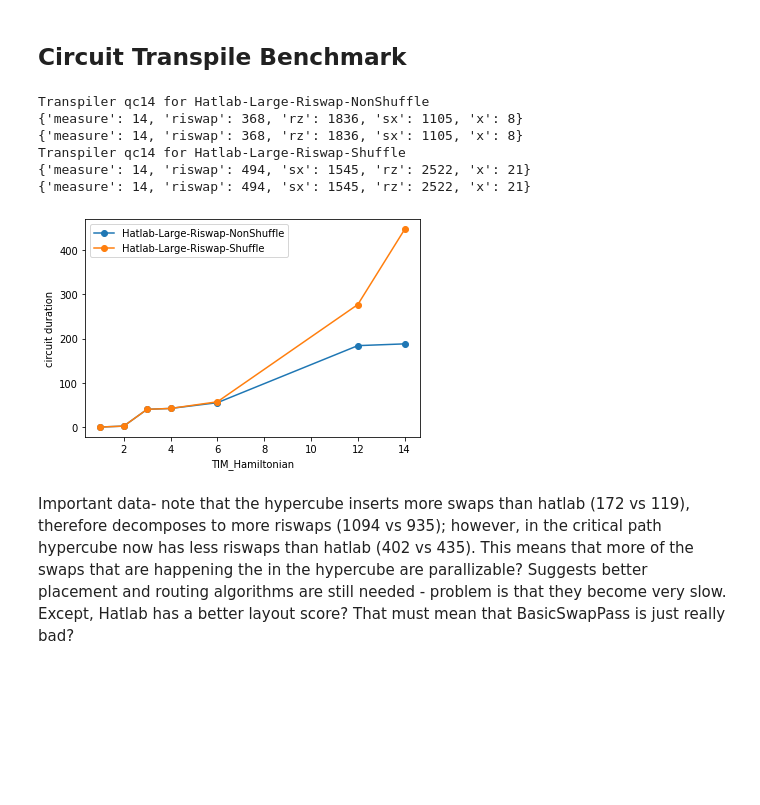
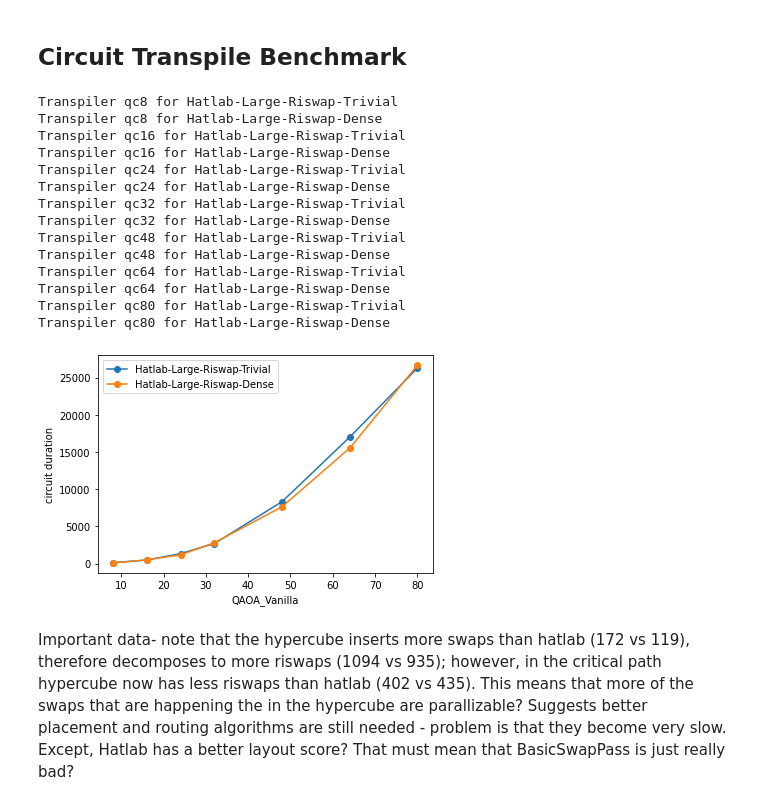
Before and after one commit to Pitt-JonesLab/clonk_transpilation, a Jupyter notebook: benchmark_suite/main.ipynb, the cells around one changed output. Drawn from its saved outputs; the diff is of its cells as text; code cells hidden in the pictures; blank space fills up the shorter version.

Commit message:
backup some initial placement tests

```diff
--- a/benchmark_suite/main.ipynb
+++ b/benchmark_suite/main.ipynb
@@ -45,7 +43,7 @@ Hatlab-Large-Riswap-NonShuffle
 #make a plot :)
 import matplotlib.pyplot as plt
 
-def benchmark(backends, circuit_generator, q_range=None):
+def benchmark(backends, circuit_generator, q_range=None, continuously_save=False):
     #override qrange if provided
     if q_range is None:
         q_range = circuit_generator.q_range
@@ -83,17 +81,20 @@ def benchmark(backends, circuit_generator, q_range=None):
             layout_score = backend.pass_manager.property_set["layout_score"]
             backend.data[circuit_generator.label]["layout_score"][q] = float(layout_score)
 
+            #for long tests, may want to save more regularly in case exit early
+            if continuously_save:
+                backend.save_json()
+
     for backend in backends:
         #save dict to json
         backend.save_json()
-
-    plot(backends, circuit_generator.label)
 # %%
-def plot(backends, circuit_label):
+#FIXME, use figure to handle subplots
+def plot(backends, circuit_label, parameter="duration"):
     for backend in backends:
-        x = backend.data[circuit_label]["duration"].keys()
+        x = backend.data[circuit_label][parameter].keys()
         x = [int(el) for el in list(x)]
-        y = backend.data[circuit_label]["duration"].values()
+        y = backend.data[circuit_label][parameter].values()
         x, y = zip(*sorted(zip(x, y)))
         plt.plot(x, y, '-o', label=backend.label)
 
@@ -102,24 +103,36 @@ def plot(backends, circuit_label):
     plt.legend()
 
     #savefig
-    filename = f"images/large_{circuit_label}"
+    filename = f"images/large_{circuit_label}_{parameter}"
     import os
     i = 0
     while os.path.exists('{}{:d}.png'.format(filename, i)):
         i += 1
     plt.savefig('{}{:d}.png'.format(filename, i), facecolor='white')
+
+#plot(placement_test, circuit_gen.label, parameter="duration")
+#plot(routing_test, circuit_gen.label, parameter="layout_score")
 # %%
-circuit_gen = circuits["TIM_Hamiltonian"]
+circuit_gen = circuits["QAOA_Vanilla"]
 #with critical path turned off
-benchmark(backends=shuffle_test, circuit_generator=circuit_gen, q_range=[14])
+benchmark(backends=placement_test, circuit_generator=circuit_gen, continuously_save=True)
+plot(placement_test, circuit_gen.label, parameter="duration")
 # %% [output]
-Transpiler qc14 for Hatlab-Large-Riswap-NonShuffle
-{'measure': 14, 'riswap': 368, 'rz': 1836, 'sx': 1105, 'x': 8}
-{'measure': 14, 'riswap': 368, 'rz': 1836, 'sx': 1105, 'x': 8}
-Transpiler qc14 for Hatlab-Large-Riswap-Shuffle
-{'measure': 14, 'riswap': 494, 'sx': 1545, 'rz': 2522, 'x': 21}
-{'measure': 14, 'riswap': 494, 'sx': 1545, 'rz': 2522, 'x': 21}
+Transpiler qc8 for Hatlab-Large-Riswap-Trivial
+Transpiler qc8 for Hatlab-Large-Riswap-Dense
+Transpiler qc16 for Hatlab-Large-Riswap-Trivial
+Transpiler qc16 for Hatlab-Large-Riswap-Dense
+Transpiler qc24 for Hatlab-Large-Riswap-Trivial
+Transpiler qc24 for Hatlab-Large-Riswap-Dense
+Transpiler qc32 for Hatlab-Large-Riswap-Trivial
+Transpiler qc32 for Hatlab-Large-Riswap-Dense
+Transpiler qc48 for Hatlab-Large-Riswap-Trivial
+Transpiler qc48 for Hatlab-Large-Riswap-Dense
+Transpiler qc64 for Hatlab-Large-Riswap-Trivial
+Transpiler qc64 for Hatlab-Large-Riswap-Dense
+Transpiler qc80 for Hatlab-Large-Riswap-Trivial
+Transpiler qc80 for Hatlab-Large-Riswap-Dense
-[figure, old version]
+[figure, new version]
 # %% [markdown]
 Important data- note that the hypercube inserts more swaps than hatlab (172 vs 119), therefore decomposes to more riswaps (1094 vs 935); however, in the critical path hypercube now has less riswaps than hatlab (402 vs 435). This means that more of the swaps that are happening the in the hypercube are parallizable? Suggests better placement and routing algorithms are still needed - problem is that they become very slow. Except, Hatlab has a better layout score? That must mean that BasicSwapPass is just really bad?
 # %%
```
Also changed, not shown: parts of 3 cells of this notebook, 26 other files.
